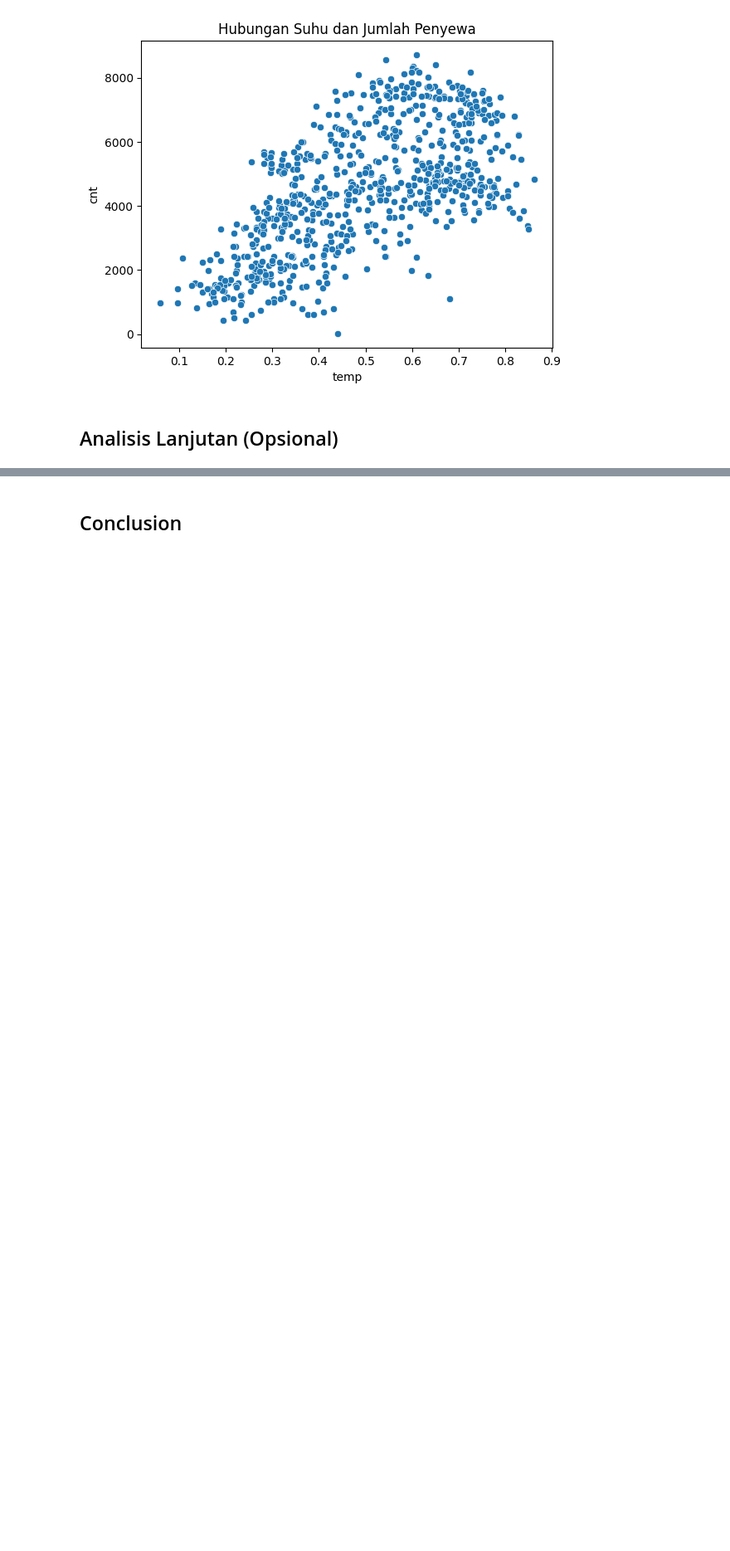
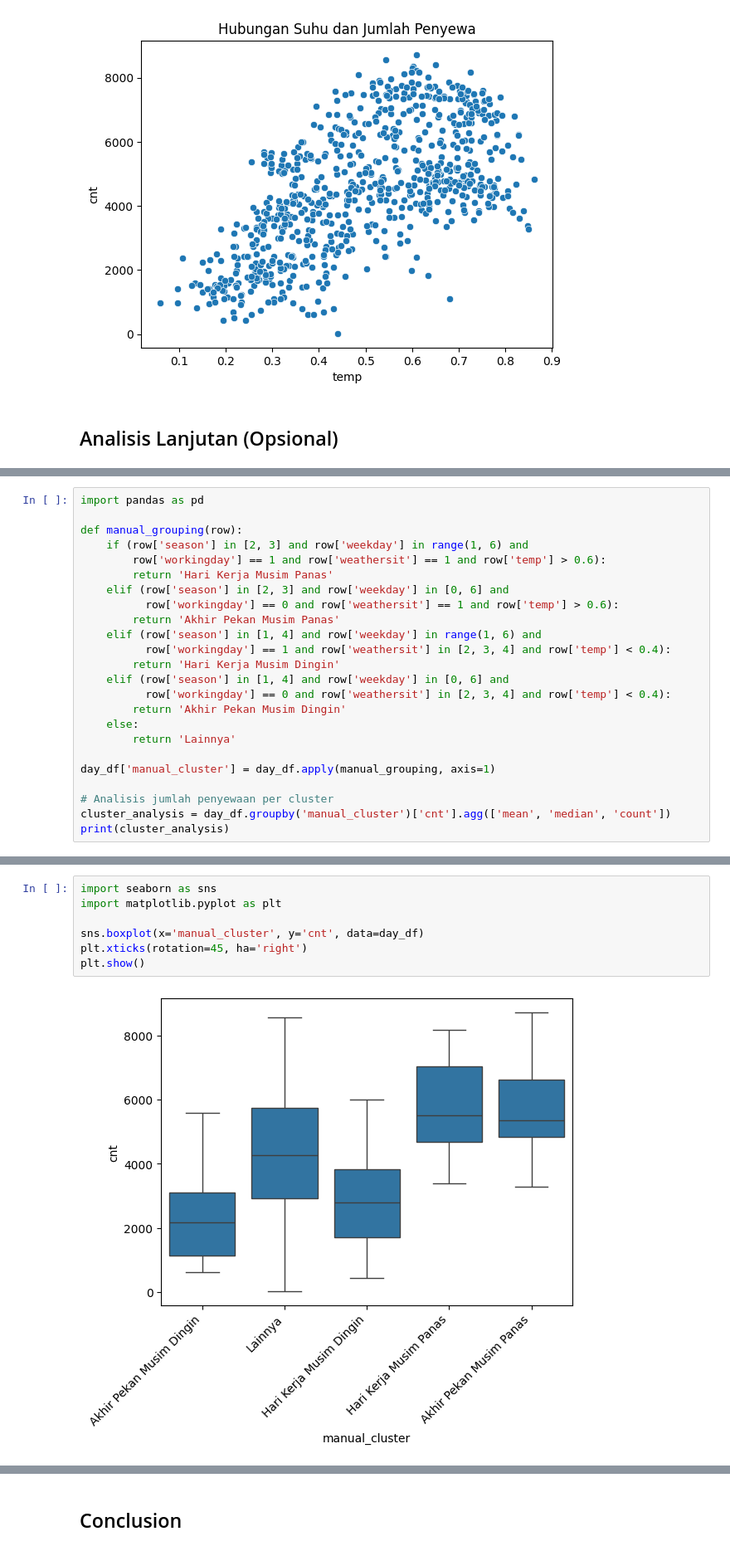
Before and after one commit to indiraism/Bike-Sharing-DA, a Jupyter notebook: notebook.ipynb, the cells around one changed output, grey strips where cells are left out. Shown at 83% size. Cells and saved outputs as stored; diff of their text form; blank space fills up the shorter version.

```diff
--- a/notebook.ipynb
+++ b/notebook.ipynb
@@ -499,0 +569,24 @@ all_df.to_csv("all_data.csv", index=False)
+# %%
+import pandas as pd
+
+def manual_grouping(row):
+    if (row['season'] in [2, 3] and row['weekday'] in range(1, 6) and
+        row['workingday'] == 1 and row['weathersit'] == 1 and row['temp'] > 0.6):
+        return 'Hari Kerja Musim Panas'
+    elif (row['season'] in [2, 3] and row['weekday'] in [0, 6] and
+          row['workingday'] == 0 and row['weathersit'] == 1 and row['temp'] > 0.6):
+        return 'Akhir Pekan Musim Panas'
+    elif (row['season'] in [1, 4] and row['weekday'] in range(1, 6) and
+          row['workingday'] == 1 and row['weathersit'] in [2, 3, 4] and row['temp'] < 0.4):
+        return 'Hari Kerja Musim Dingin'
+    elif (row['season'] in [1, 4] and row['weekday'] in [0, 6] and
+          row['workingday'] == 0 and row['weathersit'] in [2, 3, 4] and row['temp'] < 0.4):
+        return 'Akhir Pekan Musim Dingin'
+    else:
+        return 'Lainnya'
+
+day_df['manual_cluster'] = day_df.apply(manual_grouping, axis=1)
+
+# Analisis jumlah penyewaan per cluster
+cluster_analysis = day_df.groupby('manual_cluster')['cnt'].agg(['mean', 'median', 'count'])
+print(cluster_analysis)
@@ -499,0 +601,9 @@ all_df.to_csv("all_data.csv", index=False)
+# %%
+import seaborn as sns
+import matplotlib.pyplot as plt
+
+sns.boxplot(x='manual_cluster', y='cnt', data=day_df)
+plt.xticks(rotation=45, ha='right')
+plt.show()
+# %% [output]
+[figure, added]
```
Also changed, not shown: parts of 24 cells of this notebook, 1 other file.
